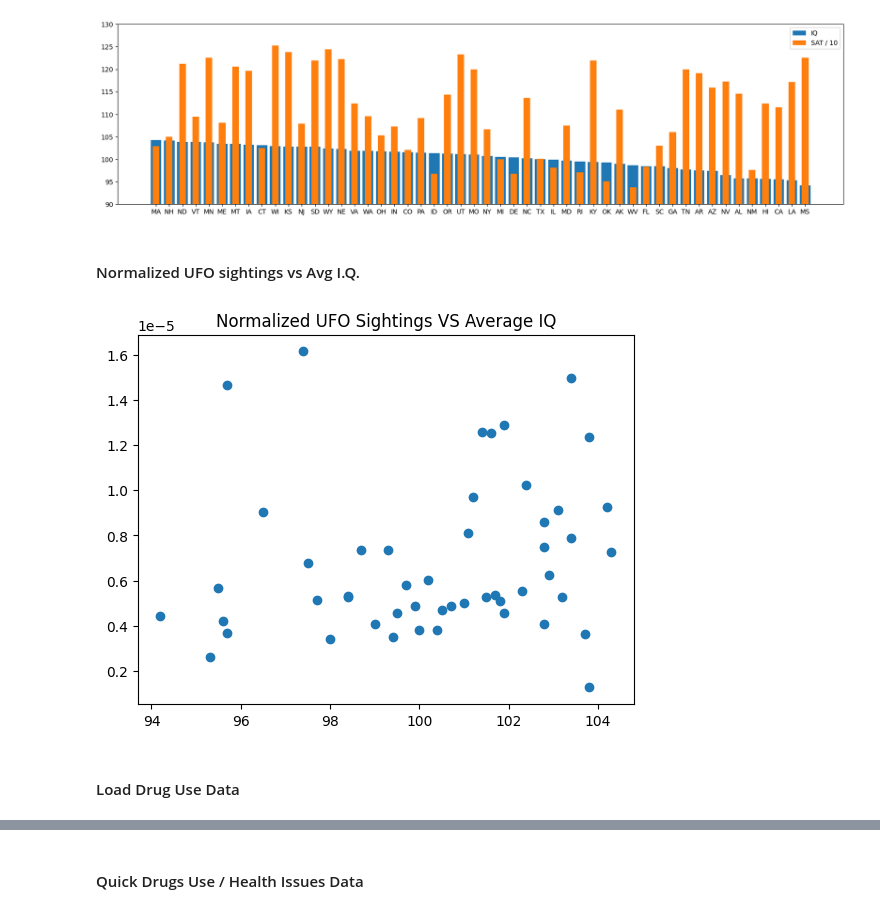
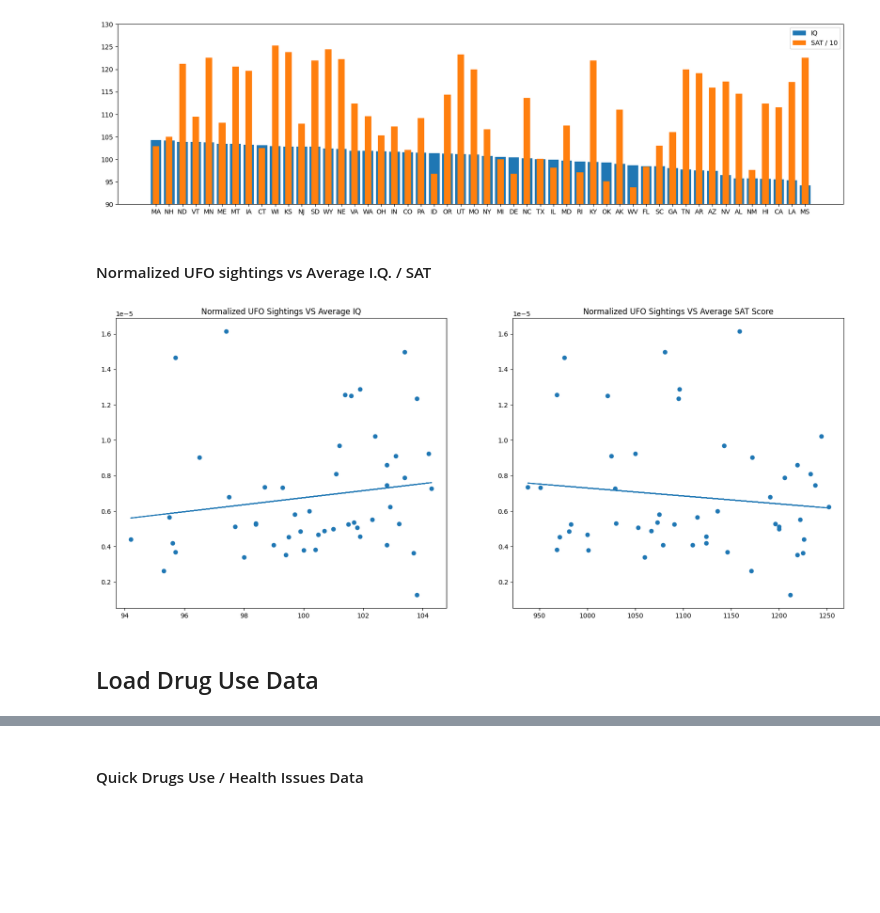
Before and after one commit to codycosta/ENGR201, a Jupyter notebook: weeks-9-10-final-project/project.ipynb, the cells around one changed output, grey strips where cells are left out. Saved outputs shown, nothing was run; the diff lists cells and outputs as text; code cells hidden in the pictures; blank space fills up the shorter version.

Commit message:
linear regression on satter plots

```diff
--- a/weeks-9-10-final-project/project.ipynb
+++ b/weeks-9-10-final-project/project.ipynb
@@ -51,13 +49,16 @@ len(state_set)
 # %% [markdown]
 #### filter out states without real names
 # %%
-filter1 = data['State'] != '0'
-filter2 = data['State'] != '-'
+f = []
+for row in data['State']:
+    if len(row) == 2:
+        f.append(True)
+    else:
+        f.append(False)
 
-fil = filter1 * filter2
-len(set(data[fil]['State']))
+print(len(set(data[f]['State'])))
 
-data = data[fil]
+data = data[f]
 
 HEIGHT = data.shape[0]
 WIDTH  = data.shape[1]
@@ -171,22 +182,52 @@ plt.show()
 # plt.bar(iq_data['State Abbreviation'], iq_data['Average SAT Score'])
 # plt.show()
 # %% [markdown]
-#### Normalized UFO sightings vs Avg I.Q.
+#### Normalized UFO sightings vs Average I.Q. / SAT
-# %%
-# sort avg iq scores to match order of sighting data by state
-iq_scores = []
-
-for idx, state in enumerate(pop['State Abbreviation']):
-    row = iq_data['State Abbreviation'] == state
-    iq_scores.append(iq_data[row]['Average I.Q.'])
-
-plt.scatter(iq_scores, normalized_ufo_sightings)
-plt.title('Normalized UFO Sightings VS Average IQ')
-plt.show()
-# %% [output]
-[figure, removed]
+# %%
+# data for plots
+
+iq_scores = []
+sat_scores = []
+
+for idx, state in enumerate(pop['State Abbreviation']):
+    row = iq_data['State Abbreviation'] == state
+    iq_scores.append(iq_data[row]['Average I.Q.'])
+    sat_scores.append(iq_data[row]['Average SAT Score'])
+
+
+# plots
+
+fit, ax = plt.subplots(1, 2, figsize=[20, 8])
+
+ax[0].scatter(iq_scores, normalized_ufo_sightings)
+ax[0].set_title('Normalized UFO Sightings VS Average IQ')
+
+ax[1].scatter(sat_scores, normalized_ufo_sightings)
+ax[1].set_title('Normalized UFO Sightings VS Average SAT Score')
+
+
+# linear regression
+
+iqs = np.array([])
+sats = np.array([])
+sights = np.array([])
+
+for idx in range(50):
+    iqs = np.append(iqs, np.array(iq_scores)[idx][0])
+    sats = np.append(sats, np.array(sat_scores)[idx][0])
+    sights = np.append(sights, normalized_ufo_sightings[idx])
+
+m1, b1 = np.polyfit(iqs, sights, 1)
+m2, b2 = np.polyfit(sats, sights, 1)
+
+ax[0].plot(iqs, m1 * iqs + b1)
+ax[1].plot(sats, m2 * sats + b2)
+
+plt.show()
+# %% [output]
+[figure, added]
 # %% [markdown]
-#### Load Drug Use Data
+## Load Drug Use Data
 # %%
 drug_data = pd.read_csv('drug-use-data.csv', sep=',')
 drug_data.head()
```
Also changed, not shown: parts of 15 cells of this notebook, 1 other file.
